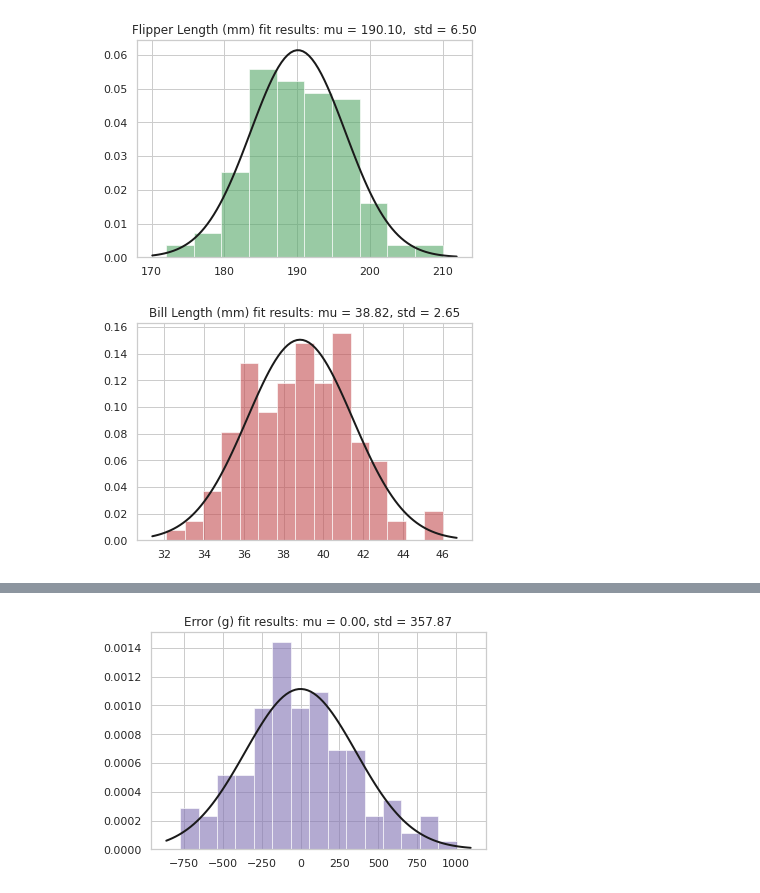
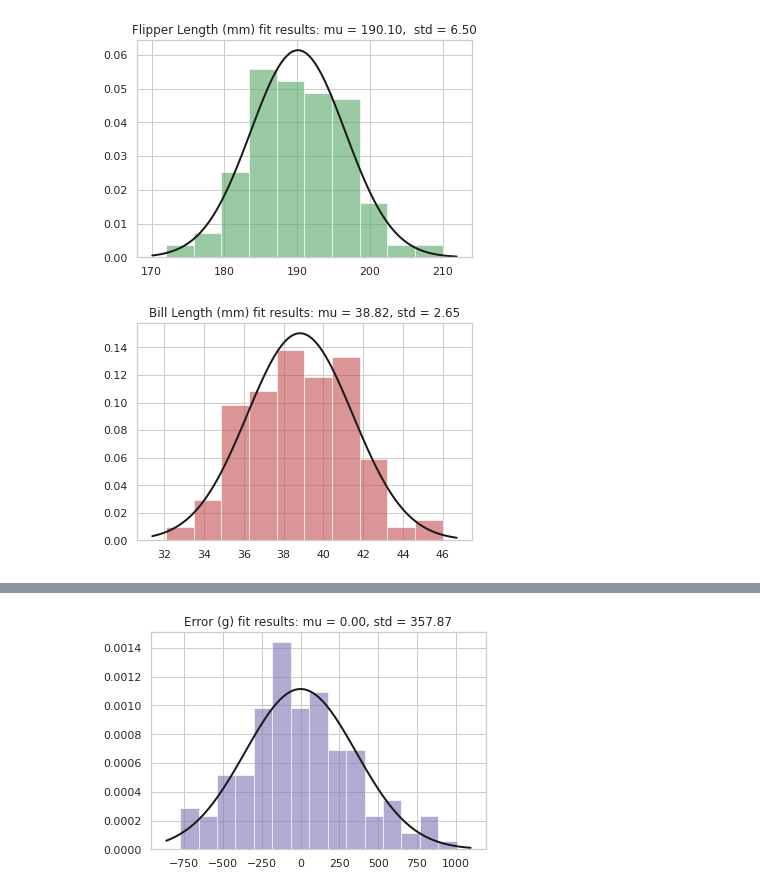
Before and after one commit to jlgrons/JSC270_Lecture6, a Jupyter notebook: JSC270_Lecture6.ipynb, the cells around one changed output, grey strips where cells are left out. Drawn from its saved outputs; the diff is of its cells as text; code cells hidden in the pictures.

```diff
--- a/JSC270_Lecture6.ipynb
+++ b/JSC270_Lecture6.ipynb
@@ -89,23 +91,23 @@ plt.show()
 # %%
 temp_data = adelie.bill_length_mm
 
 # Note: I ended up using this plot multiple times so I should have written a function!
-# Copy and pasting is not good practice!
+# Copy and pasting is not good practice! You should write functions for repeated code in your assignments.
 
 # Plot the histogram.
-plt.hist(temp_data, bins = 15, density=True, alpha=0.6, color='r')
+plt.hist(temp_data, bins = 10, density=True, alpha=0.6, color='r')
 
 # Plot the PDF.
 xmin, xmax = plt.xlim()
 x = np.linspace(xmin, xmax, 100)
 p = norm.pdf(x, mu_bill, std_bill)
 plt.plot(x, p, 'k', linewidth=2)
 title = "Bill Length (mm) fit results: mu = %.2f, std = %.2f" % (mu_bill, std_bill)
 plt.title(title)
 
 plt.show()
 # %% [output]
-[figure, old version]
+[figure, new version]
 # %%
 reg1 = smf.ols('body_mass_g ~ bill_length_mm + flipper_length_mm', data = adelie).fit()
 print(reg1.summary())
```
Also changed, not shown: parts of 5 cells of this notebook.
